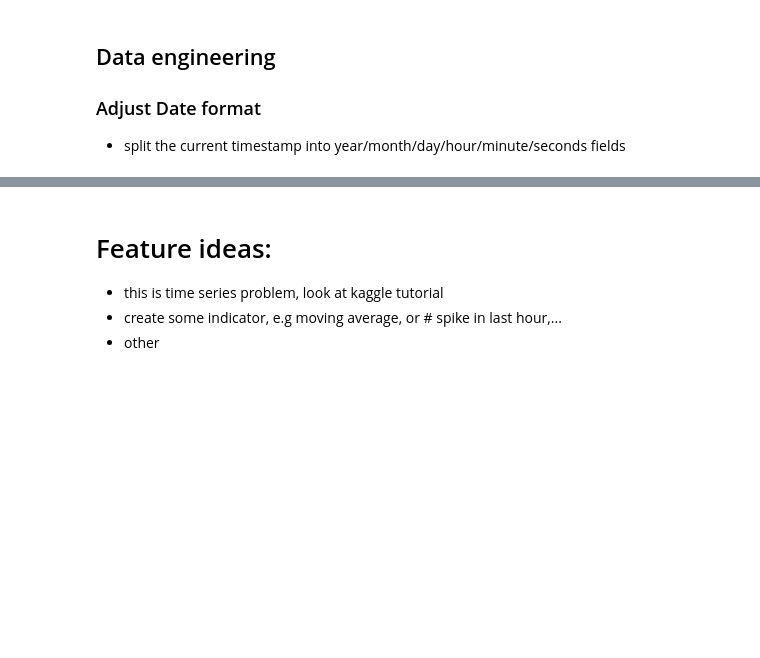
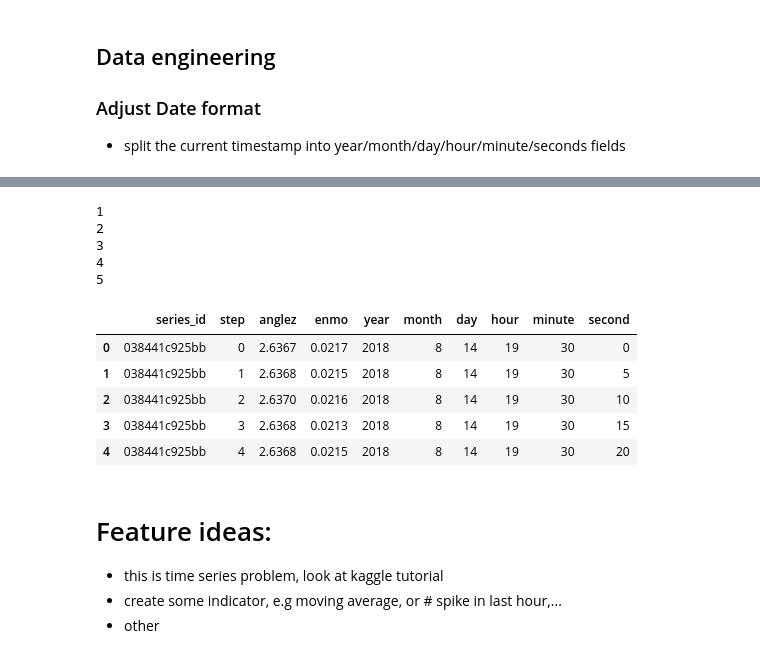
Before and after one commit to douglasbouchet/kaggle-challenges, a Jupyter notebook: detect_sleep_states/main.ipynb, the cells around one changed output, grey strips where cells are left out. Cells and saved outputs as stored; diff of their text form; code cells hidden in the pictures; blank space fills up the shorter version.

```diff
--- a/detect_sleep_states/main.ipynb
+++ b/detect_sleep_states/main.ipynb
@@ -78,3 +158,38 @@ plt.show()
+# %%
+# we can combine everything into one function
+def rm_timestamp_nan_and_split_date(to_convert):
+    n_null = to_convert.timestamp.isna().sum()
+    if n_null > 0:
+        # print(f"Percentage data without timestamp before cleaning: {round(to_convert.timestamp.isna().sum() / to_convert.timestamp.count() * 100,0)}%")
+        to_convert = to_convert[to_convert.timestamp.notna()]
+        # print(f"Percentage data without timestamp after cleaning: {round(to_convert.timestamp.isna().sum() / to_convert.timestamp.count() * 100,0)}%"))
+    print("1")
+    to_convert['timestamp'] = pd.to_datetime(to_convert['timestamp'])
+    print("2")
+    to_convert = convert_df_timestamp_to_utc(to_convert)
+    print("3")
+    to_convert = split_timestamp(to_convert)
+    print("4")
+    to_convert.drop(columns=['timestamp'], inplace=True)
+    print("5")
+    return to_convert
+# %%
+# only on a subset of the data atm as takes ~ 700 seconds on full dataset on my machine so should be even slower on Kaggle
+df_series_cleaned = rm_timestamp_nan_and_split_date(df_series.head(1_000_000))
+#df_series_cleaned = rm_timestamp_nan_and_split_date(df_series.head(127_946_340))
+df_series_cleaned.head()
+# %% [output]
+1
+2
+3
+4
+5
+|  | series_id | step | anglez | enmo | year | month | day | hour | minute | second |
+| 0 | 038441c925bb | 0 | 2.6367 | 0.0217 | 2018 | 8 | 14 | 19 | 30 | 0 |
+| 1 | 038441c925bb | 1 | 2.6368 | 0.0215 | 2018 | 8 | 14 | 19 | 30 | 5 |
+| 2 | 038441c925bb | 2 | 2.6370 | 0.0216 | 2018 | 8 | 14 | 19 | 30 | 10 |
+| 3 | 038441c925bb | 3 | 2.6368 | 0.0213 | 2018 | 8 | 14 | 19 | 30 | 15 |
+| 4 | 038441c925bb | 4 | 2.6368 | 0.0215 | 2018 | 8 | 14 | 19 | 30 | 20 |
 # %% [markdown]
 # Feature ideas:
 
```
Also changed, not shown: parts of 13 cells of this notebook.
